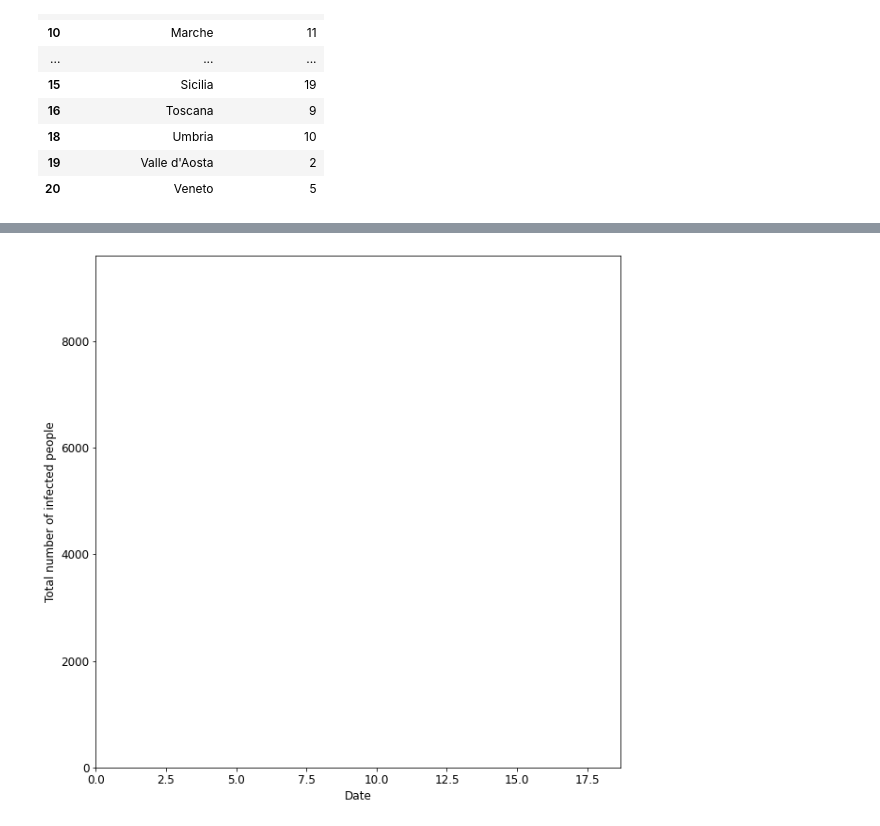
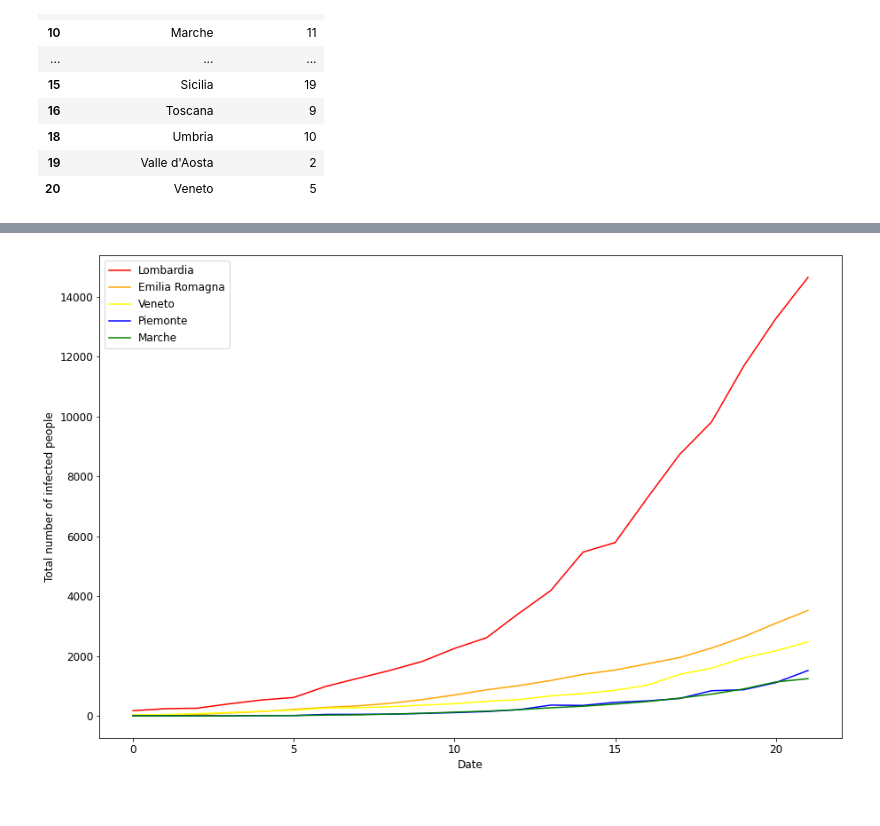
Before and after one commit to obiSerra/covid-19, a Jupyter notebook: Regions.ipynb, the cells around one changed output, grey strips where cells are left out. Saved outputs shown, nothing was run; the diff lists cells and outputs as text; code cells hidden in the pictures.

Commit message:
added labels to plots

```diff
--- a/Regions.ipynb
+++ b/Regions.ipynb
@@ -85,20 +85,28 @@ lombardia_df = df[df["codice_regione"] == 3]
 emiliar_df = df[df["codice_regione"] == 8]
 veneto_df = df[df["codice_regione"] == 5]
 # %%
-plt.rcParams['figure.figsize'] = [10, 10]
+plt.rcParams['figure.figsize'] = [15, 10]
 plt.rc('font', size=12)
+ddf = [df[df['denominazione_regione'] == x] for x in max_count_df['denominazione_regione'][:5]]
 
-[x for x in codice_regioni['codice_regione']]
-
+colors = ['red', 'orange', 'yellow', 'blue', 'green']
 
 plt.xlabel("Date")
 plt.ylabel("Total number of infected people")
-plt.ylim((0,max(pd.concat([piemonte_df['totale_casi'], lombardia_df['totale_casi']]))*1.1))
-plt.xlim((0*0.5,max(piemonte_df['days'])*1.1))
+
+plots = []
+regions = []
+for i,x in enumerate(ddf, start=0):
+    plots.append(plt.plot(list(x['days']),list(x['totale_casi']),label=list(x['denominazione_regione'])[0],color=colors[i]))
+    regions.append(x['denominazione_regione'])
+
+plt.legend(loc="upper left")
+#plt.ylim((0,max(pd.concat([piemonte_df['totale_casi'], lombardia_df['totale_casi']]))*1.1))
+#plt.xlim((0*0.5,max(piemonte_df['days'])*1.1))
 
 plt.show()
 # %% [output]
-[figure, old version]
+[figure, new version]
 # %%
 plt.rcParams['figure.figsize'] = [15, 10]
 plt.rc('font', size=12)
```
Also changed, not shown: parts of 3 cells of this notebook, 2 other files.
